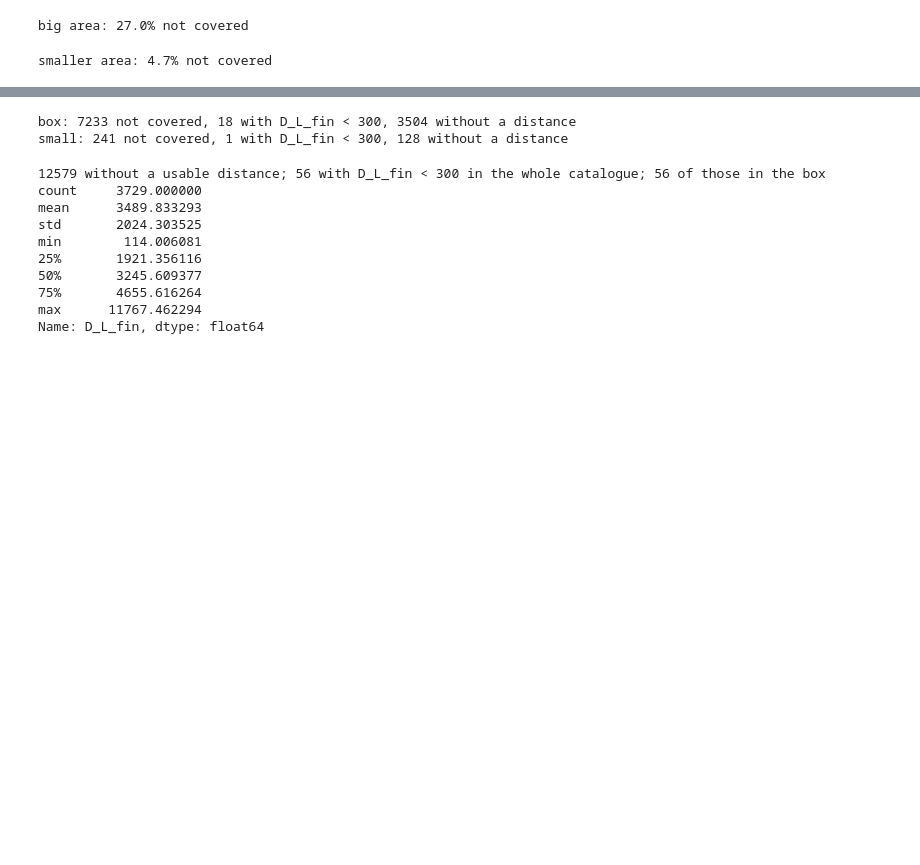
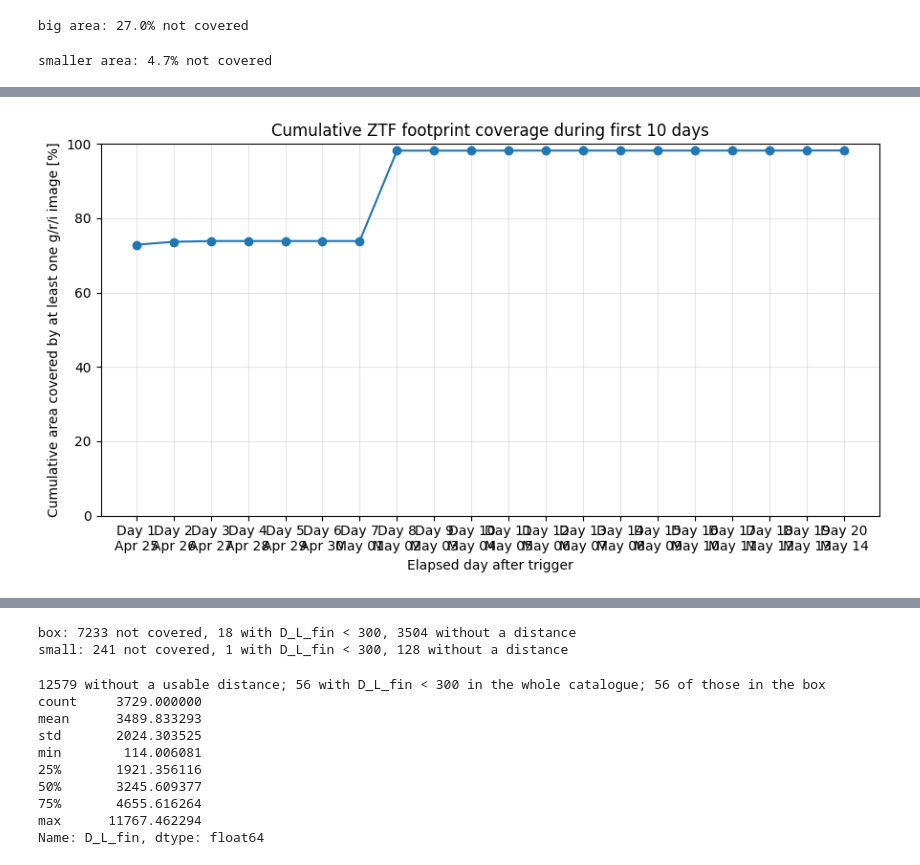
Before and after one commit to ovalb-pine/gw190425_ztf, a Jupyter notebook: pipeline/image_download.ipynb, the cells around one changed output, grey strips where cells are left out. Cells and saved outputs as stored; diff of their text form; code cells hidden in the pictures; blank space fills up the shorter version.

```diff
--- a/pipeline/image_download.ipynb
+++ b/pipeline/image_download.ipynb
@@ -547,0 +552,89 @@ plt.show()
+# %%
+import numpy as np
+import pandas as pd
+import matplotlib.pyplot as plt
+from matplotlib.path import Path as MplPath
+
+# Keep the first 10 elapsed 24-hour periods after the trigger.
+obs = df_full.copy()
+obs["obsjd"] = pd.to_numeric(obs["obsjd"], errors="coerce")
+obs = obs[
+    (obs["obsjd"] >= trigger.jd)
+    & (obs["obsjd"] < trigger.jd + 20)
+    & obs["filtercode"].isin(["zg", "zr", "zi"])
+].copy()
+if obs.empty:
+    raise ValueError("No g/r/i images found in the first 10 days after the trigger")
+
+obs["elapsed_day"] = np.floor(obs["obsjd"] - trigger.jd).astype(int)
+# Remove repeated matches while retaining separate CCD/quadrant footprints.
+footprint_keys = ["filefracday", "field", "ccdid", "qid", "filtercode"]
+obs = obs.drop_duplicates(subset=footprint_keys)
+
+ra_cols = [f"ra{i}" for i in range(1, 5)]
+dec_cols = [f"dec{i}" for i in range(1, 5)]
+if not set(ra_cols + dec_cols).issubset(obs.columns):
+    raise ValueError("df_full must contain ra1..ra4 and dec1..dec4 footprint corners")
+
+# Equal-area coordinates: (RA, sin(Dec)); the notebook's half_ra is projected by cos(Dec).
+cos_dec = np.cos(center.dec.rad)
+ra_half_rad = np.deg2rad(half_ra.to_value("deg")) / cos_dec
+dec_half_deg = half_dec.to_value("deg")
+sin_dec_min = np.sin(np.deg2rad(center.dec.deg - dec_half_deg))
+sin_dec_max = np.sin(np.deg2rad(center.dec.deg + dec_half_deg))
+
+nx, ny = 1000, 560
+x_edges = np.linspace(-ra_half_rad, ra_half_rad, nx + 1)
+y_edges = np.linspace(sin_dec_min, sin_dec_max, ny + 1)
+x_mid = (x_edges[:-1] + x_edges[1:]) / 2
+y_mid = (y_edges[:-1] + y_edges[1:]) / 2
+grid_x, grid_y = np.meshgrid(x_mid, y_mid)
+points = np.column_stack([grid_x.ravel(), grid_y.ravel()])
+
+covered = np.zeros(len(points), dtype=bool)
+coverage_pct = []
+covered_area_deg2 = []
+total_area_deg2 = (
+    2 * ra_half_rad * (sin_dec_max - sin_dec_min) * (180 / np.pi) ** 2
+)
+
+for day in range(20):
+    for _, row in obs[obs["elapsed_day"] == day].iterrows():
+        ra = np.asarray([row[c] for c in ra_cols], dtype=float)
+        dec = np.asarray([row[c] for c in dec_cols], dtype=float)
+        delta_ra = (ra - center.ra.deg + 180) % 360 - 180
+        polygon = np.column_stack(
+            [np.deg2rad(delta_ra), np.sin(np.deg2rad(dec))]
+        )
+        covered |= MplPath(polygon).contains_points(points)
+
+    fraction = covered.mean()
+    coverage_pct.append(100 * fraction)
+    covered_area_deg2.append(total_area_deg2 * fraction)
+
+days = np.arange(1, 21)
+date_labels = [
+    (pd.Timestamp(trigger.isot) + pd.Timedelta(days=i)).strftime("%b %d")
+    for i in range(20)
+]
+
+fig, ax = plt.subplots(figsize=(9, 5))
+ax.plot(days, coverage_pct, marker="o")
+ax.set_xticks(days, [f"Day {d}\n{date}" for d, date in zip(days, date_labels)])
+ax.set_ylim(0, 100)
+ax.set_xlabel("Elapsed day after trigger")
+ax.set_ylabel("Cumulative area covered by at least one g/r/i image [%]")
+ax.set_title("Cumulative ZTF footprint coverage during first 10 days")
+ax.grid(True, alpha=0.3)
+plt.tight_layout()
+plt.show()
+
+print(f"Analysis-region area: {total_area_deg2:.3f} deg²")
+print(pd.DataFrame({
+    "day": days,
+    "date": date_labels,
+    "cumulative_coverage_percent": np.round(coverage_pct, 2),
+    "cumulative_covered_area_deg2": np.round(covered_area_deg2, 4),
+}))
+# %% [output]
+[figure, added]
```
Also changed, not shown: parts of 13 cells of this notebook, 1 other file.
